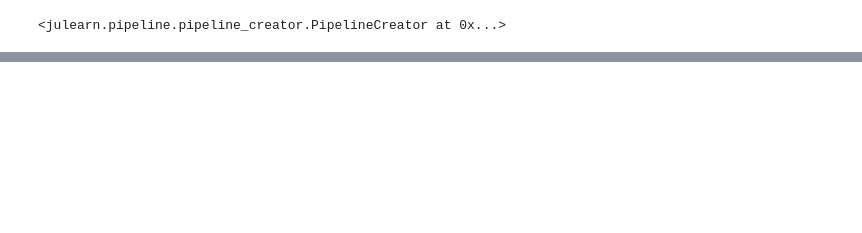
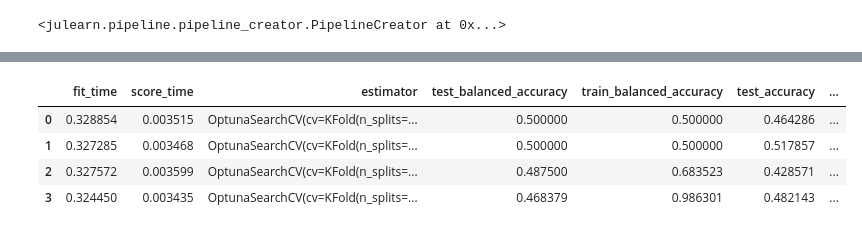
Before and after one commit to Cup-cake-lover/Julearn_predictions, a Jupyter notebook: AOMICID_1000_sexpreds.ipynb, the cells around one changed output, grey strips where cells are left out. Drawn from its saved outputs; the diff is of its cells as text; code cells hidden in the pictures; blank space fills up the shorter version.

```diff
--- a/AOMICID_1000_sexpreds.ipynb
+++ b/AOMICID_1000_sexpreds.ipynb
@@ -170,15 +105,0 @@ scores_schaefer
-# %%
-search_params = {
-    "kind": "optuna",
-    "cv": 5,
-}
-scores_hists, model_hists, inspector_hists = run_cross_validation(
-    X=X_histograms,
-    y='sex',
-    data=df_full_histograms,
-    search_params=search_params,
-    model=creator,
-    return_train_score=True,
-    return_inspector=True,
-    cv=5,
-)
@@ -203,3 +106,11 @@ scores_hists, model_hists, inspector_hists = run_cross_validation(
+# %%
+scores_hists
+# %% [output]
+|  | fit_time | score_time | estimator | test_balanced_accuracy | train_balanced_accuracy | test_accuracy | ... |
+| 0 | 0.328854 | 0.003515 | OptunaSearchCV(cv=KFold(n_splits=... | 0.500000 | 0.500000 | 0.464286 | ... |
+| 1 | 0.327285 | 0.003468 | OptunaSearchCV(cv=KFold(n_splits=... | 0.500000 | 0.500000 | 0.517857 | ... |
+| 2 | 0.327572 | 0.003599 | OptunaSearchCV(cv=KFold(n_splits=... | 0.487500 | 0.683523 | 0.428571 | ... |
+| 3 | 0.324450 | 0.003435 | OptunaSearchCV(cv=KFold(n_splits=... | 0.468379 | 0.986301 | 0.482143 | ... |
 # %%
 scores_hists['model'] = 'AOMIC_Histograms'
 scores_schaefer['model'] = 'AOMIC_Schaefer'
```
Also changed, not shown: parts of 15 cells of this notebook.
